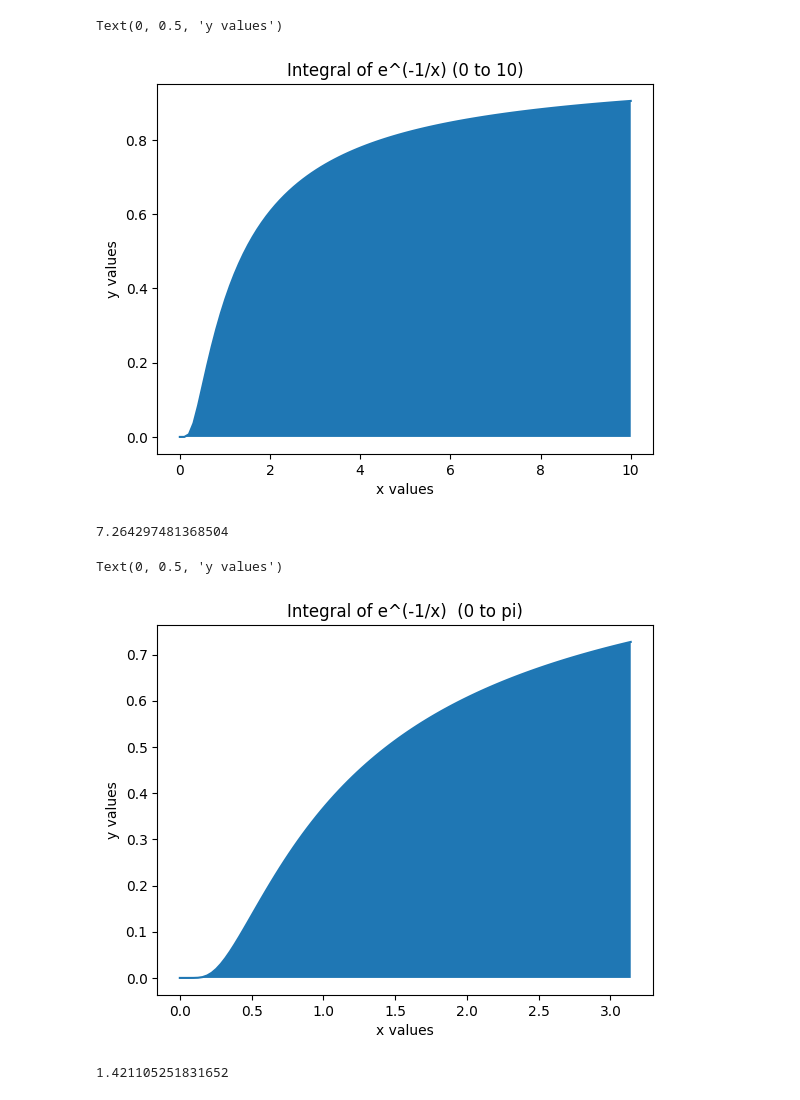
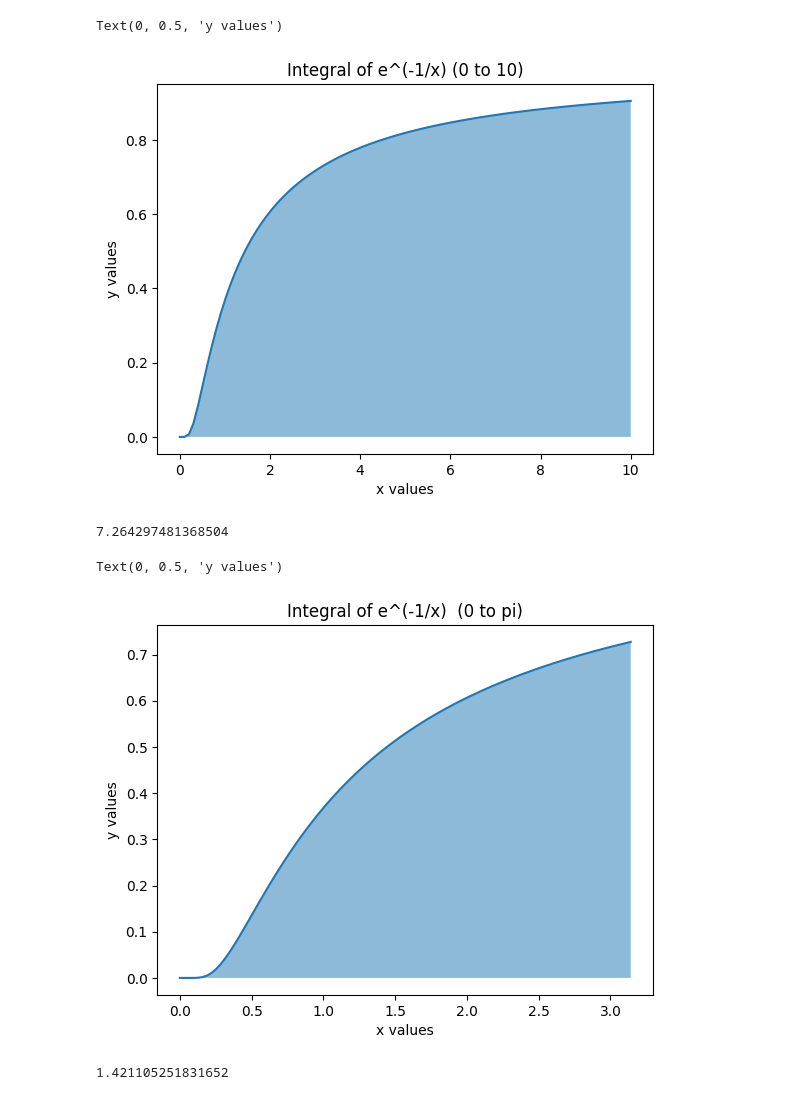
Before and after one commit to ubsuny/23-Homework6G1, a Jupyter notebook: simpson.ipynb, the cells around one changed output. Cells and saved outputs as stored; diff of their text form; code cells hidden in the pictures.

Commit message:
Made plots more transparent

```diff
--- a/simpson.ipynb
+++ b/simpson.ipynb
@@ -19,19 +17,21 @@ def cos_func(x):
 def cube_func(x):
   return x**3 + 1 / GROUP_NUMBER
 # %%
+# integral of exp(-1/x)
+
 # plotting graph using first set of bounds
 lower_bound = 0
 upper_bound = 10*GROUP_NUMBER
 x_vals = np.linspace(lower_bound, upper_bound, 100)
 y_vals = exp_func(x_vals)
 plt.plot(x_vals,y_vals)
-plt.fill_between(x_vals, y_vals)
+plt.fill_between(x_vals, y_vals, alpha = 0.5)
 plt.title("Integral of e^(-1/x) (0 to 10)")
 plt.xlabel('x values')
 plt.ylabel('y values')
 # %% [output]
 Text(0, 0.5, 'y values')
-[figure, old version]
+[figure, new version]
 # %%
 calc.simpson(exp_func, lower_bound, upper_bound,10) # value of integral from 0 to 10
 # %% [output]
@@ -43,13 +43,13 @@ upper_bound = np.pi*GROUP_NUMBER
 x_vals = np.linspace(lower_bound, upper_bound, 100)
 y_vals = exp_func(x_vals)
 plt.plot(x_vals,y_vals)
-plt.fill_between(x_vals, y_vals)
+plt.fill_between(x_vals, y_vals, alpha = 0.5)
 plt.title("Integral of e^(-1/x)  (0 to pi)")
 plt.xlabel('x values')
 plt.ylabel('y values')
 # %% [output]
 Text(0, 0.5, 'y values')
-[figure, old version]
+[figure, new version]
 # %%
 calc.simpson(exp_func, lower_bound, upper_bound,10) # value of integral from 0 to pi
 # %% [output]
```
Also changed, not shown: parts of 2 cells of this notebook.
